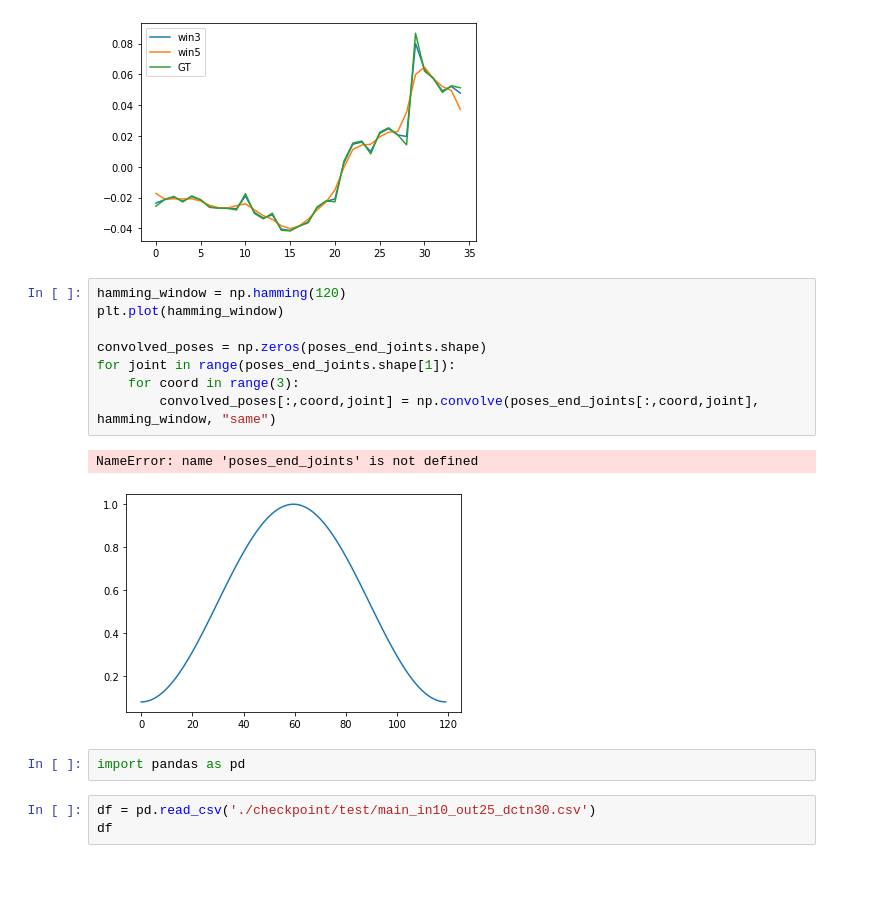
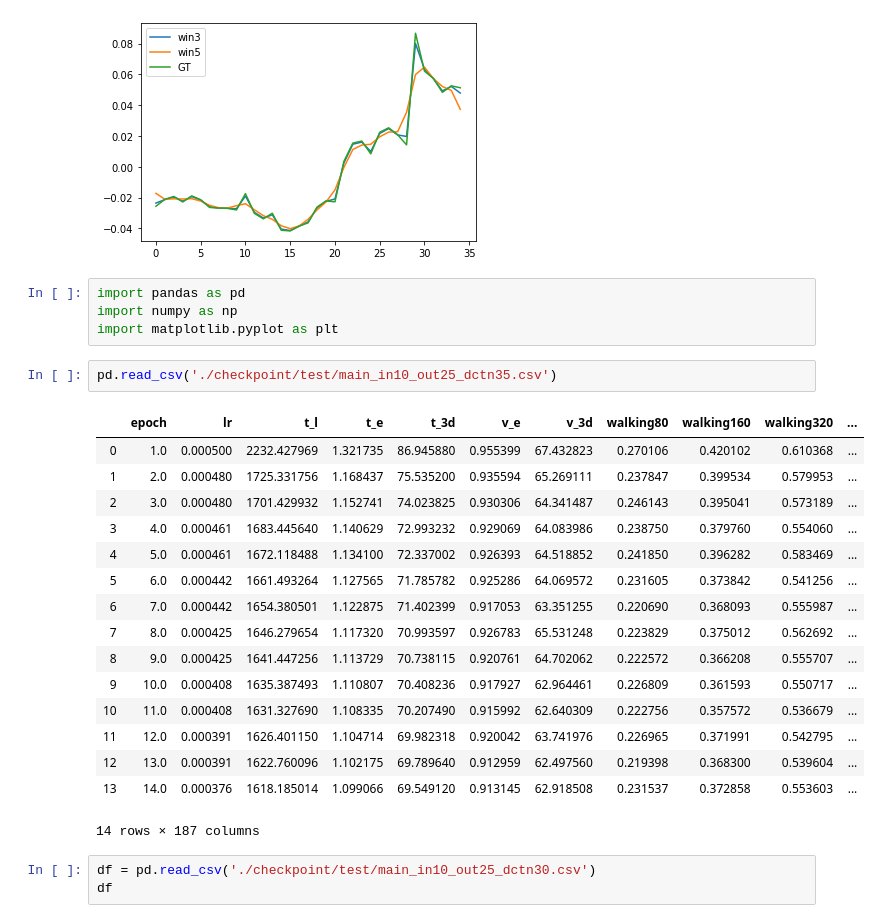
Before and after one commit to tileb1/LearnTrajDep, a Jupyter notebook: Untitled.ipynb, the cells around one changed output. Drawn from its saved outputs; the diff is of its cells as text; blank space fills up the shorter version.

Commit message:
check coefficient diff

```diff
--- a/Untitled.ipynb
+++ b/Untitled.ipynb
@@ -101,19 +124,29 @@ plt.legend()
 # %% [output]
 <matplotlib.legend.Legend at 0x...>
 [figure]
-# %%
-hamming_window = np.hamming(120)
-plt.plot(hamming_window)
-
-convolved_poses = np.zeros(poses_end_joints.shape)
-for joint in range(poses_end_joints.shape[1]):
-    for coord in range(3):
-        convolved_poses[:,coord,joint] = np.convolve(poses_end_joints[:,coord,joint], hamming_window, "same")
-# %% [output]
-NameError: name 'poses_end_joints' is not defined
-[figure, removed]
 # %%
 import pandas as pd
+import numpy as np
+import matplotlib.pyplot as plt
+# %%
+pd.read_csv('./checkpoint/test/main_in10_out25_dctn35.csv')
+# %% [output]
+|  | epoch | lr | t_l | t_e | t_3d | v_e | v_3d | walking80 | walking160 | walking320 | ... |
+| 0 | 1.0 | 0.000500 | 2232.427969 | 1.321735 | 86.945880 | 0.955399 | 67.432823 | 0.270106 | 0.420102 | 0.610368 | ... |
+| 1 | 2.0 | 0.000480 | 1725.331756 | 1.168437 | 75.535200 | 0.935594 | 65.269111 | 0.237847 | 0.399534 | 0.579953 | ... |
+| 2 | 3.0 | 0.000480 | 1701.429932 | 1.152741 | 74.023825 | 0.930306 | 64.341487 | 0.246143 | 0.395041 | 0.573189 | ... |
+| 3 | 4.0 | 0.000461 | 1683.445640 | 1.140629 | 72.993232 | 0.929069 | 64.083986 | 0.238750 | 0.379760 | 0.554060 | ... |
+| 4 | 5.0 | 0.000461 | 1672.118488 | 1.134100 | 72.337002 | 0.926393 | 64.518852 | 0.241850 | 0.396282 | 0.583469 | ... |
+| 5 | 6.0 | 0.000442 | 1661.493264 | 1.127565 | 71.785782 | 0.925286 | 64.069572 | 0.231605 | 0.373842 | 0.541256 | ... |
+| 6 | 7.0 | 0.000442 | 1654.380501 | 1.122875 | 71.402399 | 0.917053 | 63.351255 | 0.220690 | 0.368093 | 0.555987 | ... |
+| 7 | 8.0 | 0.000425 | 1646.279654 | 1.117320 | 70.993597 | 0.926783 | 65.531248 | 0.223829 | 0.375012 | 0.562692 | ... |
+| 8 | 9.0 | 0.000425 | 1641.447256 | 1.113729 | 70.738115 | 0.920761 | 64.702062 | 0.222572 | 0.366208 | 0.555707 | ... |
+| 9 | 10.0 | 0.000408 | 1635.387493 | 1.110807 | 70.408236 | 0.917927 | 62.964461 | 0.226809 | 0.361593 | 0.550717 | ... |
+| 10 | 11.0 | 0.000408 | 1631.327690 | 1.108335 | 70.207490 | 0.915992 | 62.640309 | 0.222756 | 0.357572 | 0.536679 | ... |
+| 11 | 12.0 | 0.000391 | 1626.401150 | 1.104714 | 69.982318 | 0.920042 | 63.741976 | 0.226965 | 0.371991 | 0.542795 | ... |
+| 12 | 13.0 | 0.000391 | 1622.760096 | 1.102175 | 69.789640 | 0.912959 | 62.497560 | 0.219398 | 0.368300 | 0.539604 | ... |
+| 13 | 14.0 | 0.000376 | 1618.185014 | 1.099066 | 69.549120 | 0.913145 | 62.918508 | 0.231537 | 0.372858 | 0.553603 | ... |
+14 rows × 187 columns
 # %%
 df = pd.read_csv('./checkpoint/test/main_in10_out25_dctn30.csv')
 df
```
Also changed, not shown: parts of 4 cells of this notebook.
